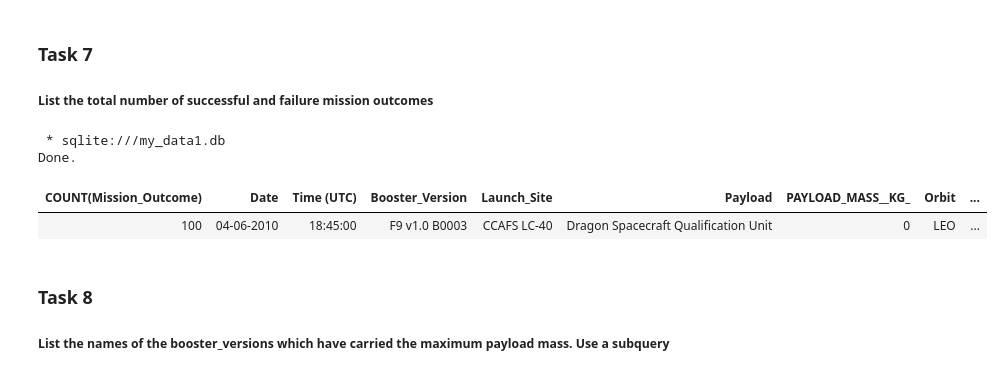
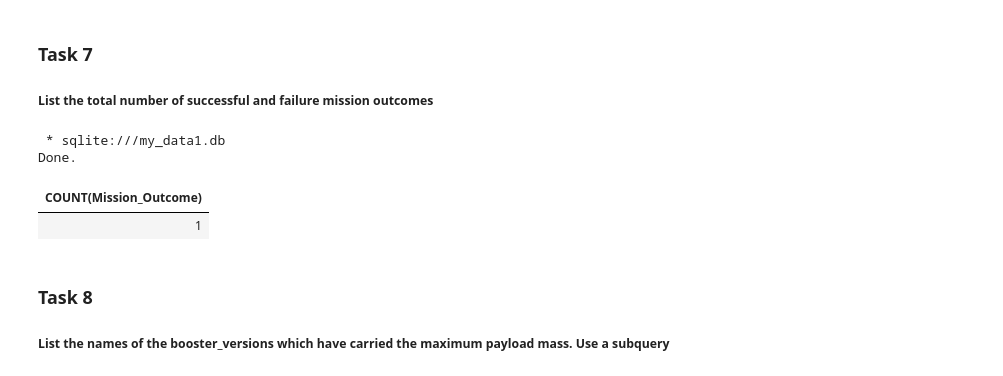
Before and after one commit to mariotey/IBM_Coursera, a Jupyter notebook: Week2/jupyter-labs-eda-sql-coursera_sqllite.ipynb, the cells around one changed output. Drawn from its saved outputs; the diff is of its cells as text; code cells hidden in the pictures.

```diff
--- a/Week2/jupyter-labs-eda-sql-coursera_sqllite.ipynb
+++ b/Week2/jupyter-labs-eda-sql-coursera_sqllite.ipynb
@@ -212,16 +212,16 @@ Done.
 # %%
 %%sql
 
+-- SELECT COUNT(Mission_Outcome) FROM SPACEXTBL
+--     WHERE Mission_Outcome like "Success%"
+
 SELECT COUNT(Mission_Outcome) FROM SPACEXTBL
-    WHERE Mission_Outcome like "Success%"
-
--- SELECT COUNT(Mission_Outcome) FROM SPACEXTBL
---     WHERE Mission_Outcome like "Fail%"
+    WHERE Mission_Outcome like "Fail%"
 # %% [output]
  * sqlite:///my_data1.db
 Done.
-| COUNT(Mission_Outcome) | Date | Time (UTC) | Booster_Version | Launch_Site | Payload | PAYLOAD_MASS__KG_ | Orbit | ... |
-| 100 | 04-06-2010 | 18:45:00 | F9 v1.0 B0003 | CCAFS LC-40 | Dragon Spacecraft Qualification Unit | 0 | LEO | ... |
+| COUNT(Mission_Outcome) |
+| 1 |
 # %% [markdown]
 ### Task 8
 
```
Also changed, not shown: parts of 2 cells of this notebook, 4 other files.
